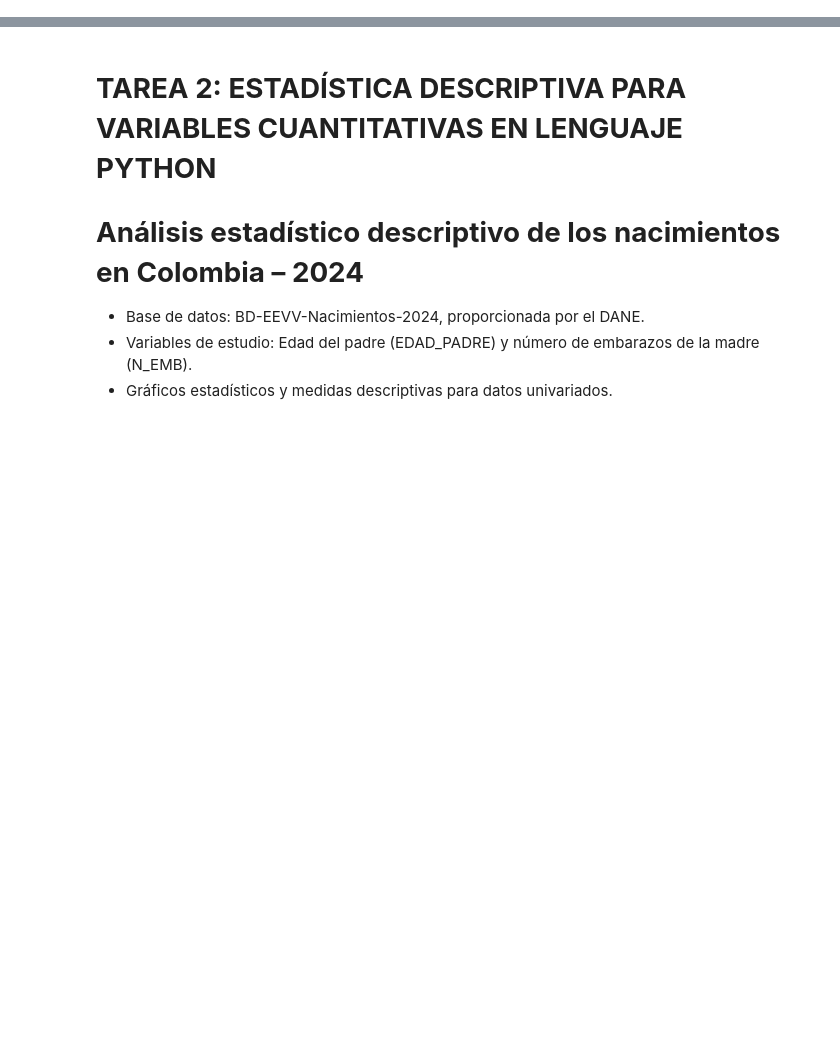
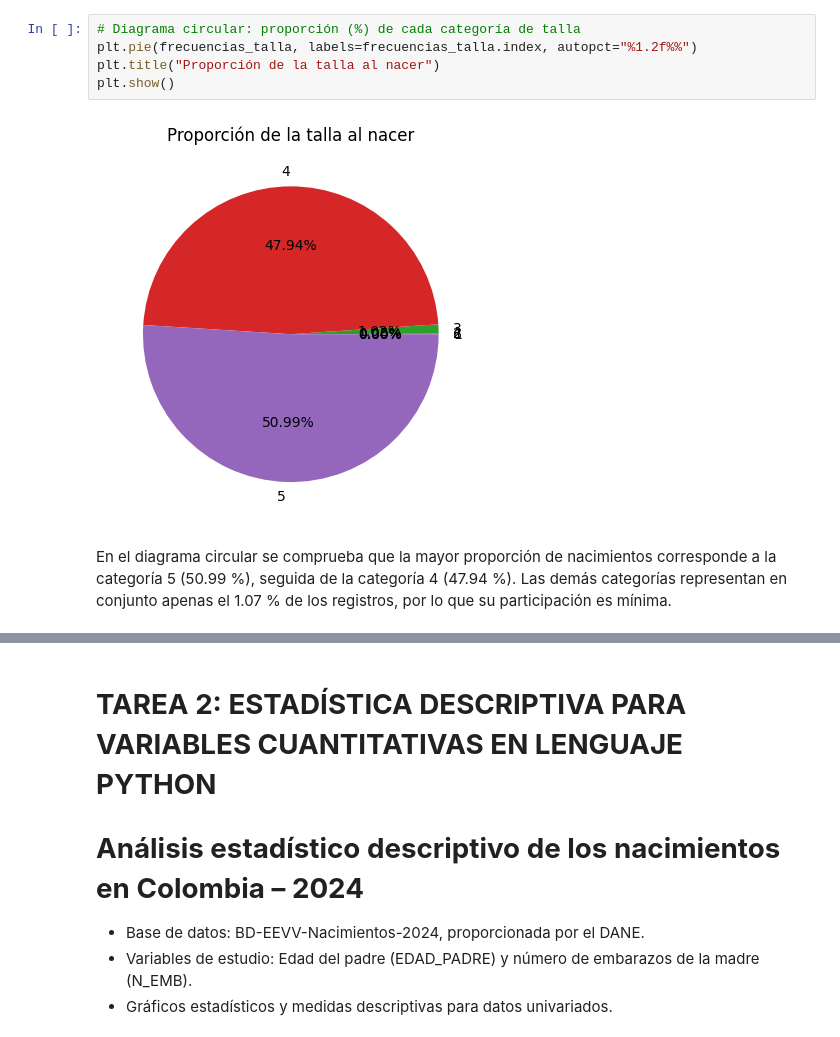
Before and after one commit to jedamurimuegues/Estadisitica-I---II, a Jupyter notebook: Tarea_2_Estadistica_I_PYTHON.ipynb, the cells around one changed output, grey strips where cells are left out. Drawn from its saved outputs; the diff is of its cells as text; blank space fills up the shorter version.

```diff
--- a/Tarea_2_Estadistica_I_PYTHON.ipynb
+++ b/Tarea_2_Estadistica_I_PYTHON.ipynb
@@ -2,0 +237,9 @@
+# %%
+# Diagrama circular: proporción (%) de cada categoría de talla
+plt.pie(frecuencias_talla, labels=frecuencias_talla.index, autopct="%1.2f%%")
+plt.title("Proporción de la talla al nacer")
+plt.show()
+# %% [output]
+[figure, added]
+# %% [markdown]
+En el diagrama circular se comprueba que la mayor proporción de nacimientos corresponde a la categoría 5 (50.99 %), seguida de la categoría 4 (47.94 %). Las demás categorías representan en conjunto apenas el 1.07 % de los registros, por lo que su participación es mínima.
```
Also changed, not shown: parts of 41 cells of this notebook.
